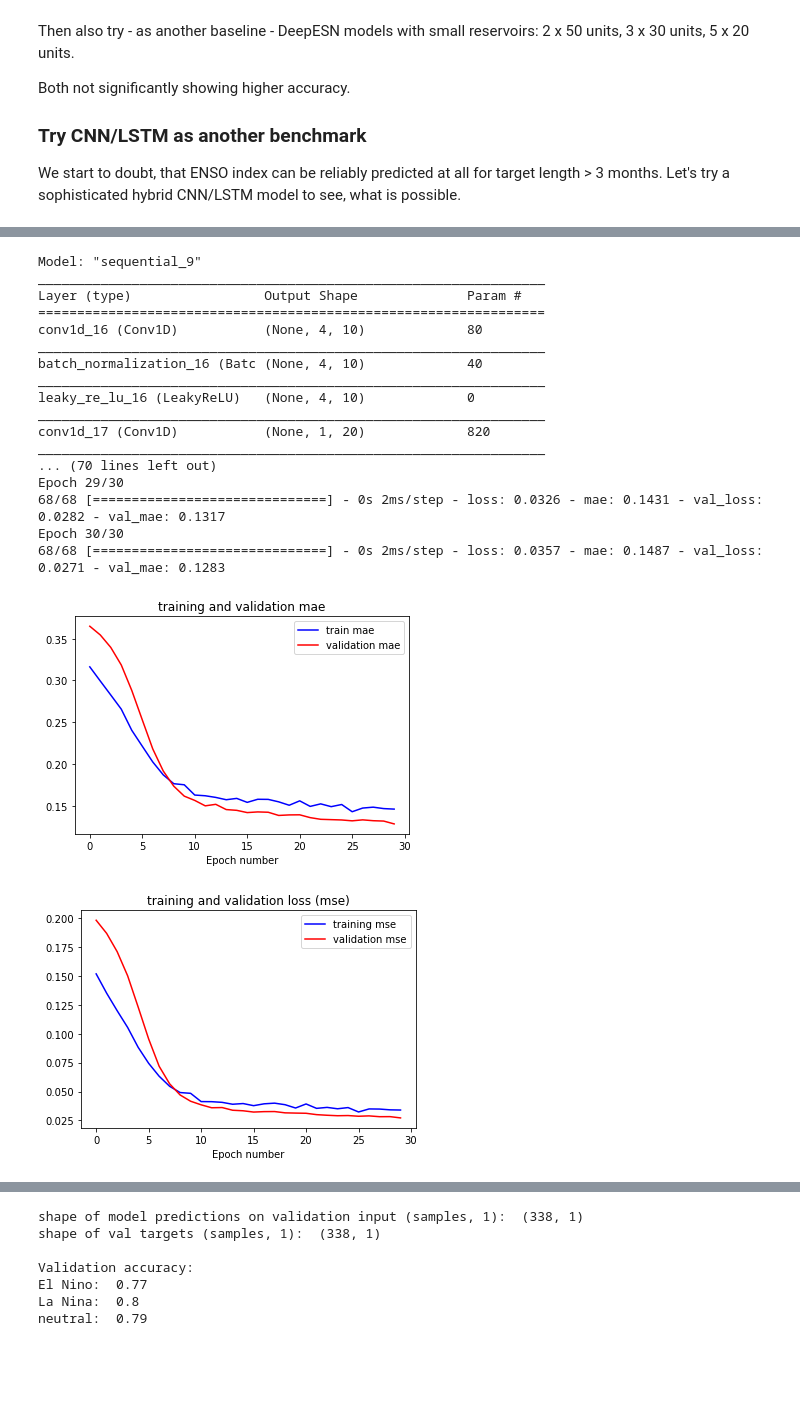
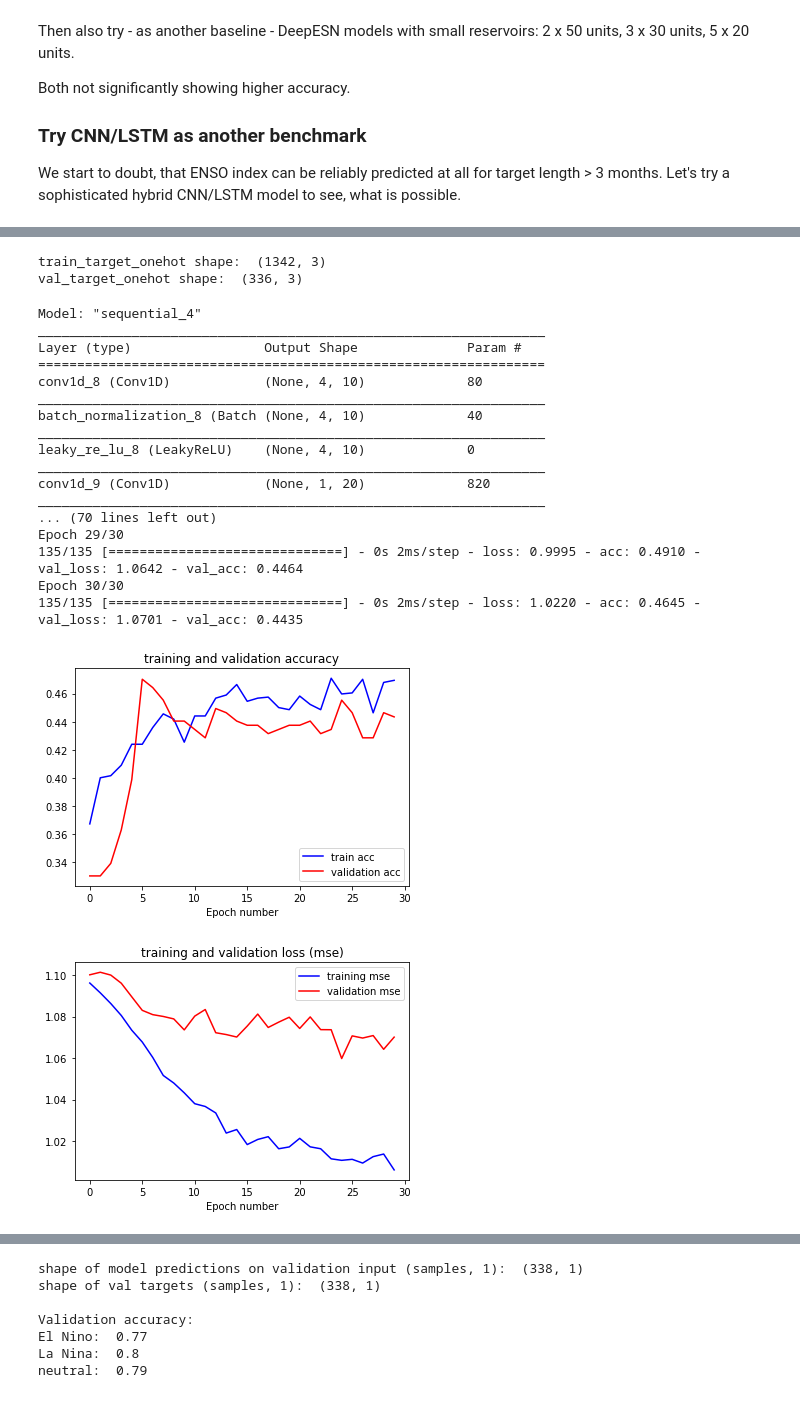
Before and after one commit to MarcoLandtHayen/EchoStateNetworks, a Jupyter notebook: notebooks/ESN_exp06_ENSO.ipynb, the cells around one changed output, grey strips where cells are left out. Cells and saved outputs as stored; diff of their text form; code cells hidden in the pictures; blank space fills up the shorter version.

```diff
--- a/notebooks/ESN_exp06_ENSO.ipynb
+++ b/notebooks/ESN_exp06_ENSO.ipynb
@@ -2498,4 +2663,8 @@ train_input, val_input, train_target, val_target, train_min, train_max = split_d
                                                                                 binary_YN=False,
                                                                                 scaled_YN=scaled_YN,
                                                                                 scale_to=scale_to,
-                                                                                verbose=verbose)
+                                                                                verbose=True)
+
+# Rescale targets:
+train_target = train_target * (train_max - train_min) + train_min
+val_target = val_target * (train_max - train_min) + train_min
@@ -2502,3 +2679,24 @@ train_input, val_input, train_target, val_target, train_min, train_max = split_d
+# %%
+## Prepare targets for classification task. Events: El Nino / La Nina / neutral
+
+# Separate events for train targets
+train_target_ElNino = (train_target>0.5)
+train_target_LaNina = (train_target<-0.5)
+train_target_neutral = ((train_target>=-0.5) & (train_target<=0.5))
+train_target_onehot = np.hstack([train_target_ElNino, train_target_neutral, train_target_LaNina])
+
+# Separate events for val targets
+val_target_ElNino = (val_target>0.5)
+val_target_LaNina = (val_target<-0.5)
+val_target_neutral = ((val_target>=-0.5) & (val_target<=0.5))
+val_target_onehot = np.hstack([val_target_ElNino, val_target_neutral, val_target_LaNina])
+
+# Check dimensions:
+print("train_target_onehot shape: ", train_target_onehot.shape)
+print("val_target_onehot shape: ", val_target_onehot.shape)
+# %% [output]
+train_target_onehot shape:  (1342, 3)
+val_target_onehot shape:  (336, 3)
 # %%
 #########################################
 # define model: hybrid CNN-LSTM         #
@@ -2515,47 +2713,47 @@ model.add(LSTM(20, bias_initializer="zeros", return_sequences=True, kernel_regul
 #model.add(Dropout(0.5))
 model.add(LSTM(10, kernel_regularizer=kernel_reg_LSTM, bias_regularizer=bias_reg_LSTM))
 #model.add(Dropout(0.5))
-model.add(Dense(units=num_outputs, name = "output", activation = 'linear', kernel_initializer=weight_init, bias_initializer = bias_init, kernel_regularizer=kernel_reg_Dense, bias_regularizer=bias_reg_Dense))
+model.add(Dense(units=num_outputs, name = "output", activation = 'softmax', kernel_initializer=weight_init, bias_initializer = bias_init, kernel_regularizer=kernel_reg_Dense, bias_regularizer=bias_reg_Dense))
 
 # compile model (with constant lr)
-model.compile(optimizer=Adam(learning_rate=0.0001),loss='mean_squared_error',metrics=['mae'])
+model.compile(optimizer=Adam(learning_rate=0.0001),loss='categorical_crossentropy',metrics=['acc'])
 model.summary()
 
 # train model
-history = model.fit(train_input, train_target, epochs=30, batch_size=batch_size, shuffle=True, verbose=1, validation_data=(val_input, val_target))
+history = model.fit(train_input, train_target_onehot, epochs=30, batch_size=batch_size, shuffle=True, verbose=1, validation_data=(val_input, val_target_onehot))
 
-# plot train and validation mae
-plt.plot(history.history['mae'], color = 'blue', label = 'train mae')
-plt.plot(history.history['val_mae'], color = 'red', label = 'validation mae')
+# plot train and validation accuracy
+plt.plot(history.history['acc'], color = 'blue', label = 'train acc')
+plt.plot(history.history['val_acc'], color = 'red', label = 'validation acc')
 plt.xlabel('Epoch number')
-plt.title('training and validation mae')
+plt.title('training and validation accuracy')
 plt.legend()
 plt.show()
 
 # plot train and val_loss
 plt.plot(history.history['loss'], color = 'blue', label = 'training mse')
 plt.plot(history.history['val_loss'], color = 'red', label = 'validation mse')
 plt.xlabel('Epoch number')
 plt.title('training and validation loss (mse)')
 plt.legend()
 plt.show()
 # %% [output]
-Model: "sequential_9"
+Model: "sequential_4"
 _________________________________________________________________
 Layer (type)                 Output Shape              Param #
 =================================================================
-conv1d_16 (Conv1D)           (None, 4, 10)             80
+conv1d_8 (Conv1D)            (None, 4, 10)             80
 _________________________________________________________________
-batch_normalization_16 (Batc (None, 4, 10)             40
+batch_normalization_8 (Batch (None, 4, 10)             40
 _________________________________________________________________
-leaky_re_lu_16 (LeakyReLU)   (None, 4, 10)             0
+leaky_re_lu_8 (LeakyReLU)    (None, 4, 10)             0
 _________________________________________________________________
-conv1d_17 (Conv1D)           (None, 1, 20)             820
+conv1d_9 (Conv1D)            (None, 1, 20)             820
 _________________________________________________________________
 ... (70 lines left out)
 Epoch 29/30
-68/68 [==============================] - 0s 2ms/step - loss: 0.0326 - mae: 0.1431 - val_loss: 0.0282 - val_mae: 0.1317
+135/135 [==============================] - 0s 2ms/step - loss: 0.9995 - acc: 0.4910 - val_loss: 1.0642 - val_acc: 0.4464
 Epoch 30/30
-68/68 [==============================] - 0s 2ms/step - loss: 0.0357 - mae: 0.1487 - val_loss: 0.0271 - val_mae: 0.1283
+135/135 [==============================] - 0s 2ms/step - loss: 1.0220 - acc: 0.4645 - val_loss: 1.0701 - val_acc: 0.4435
-[figure, old version]
+[figure, new version]
-[figure, old version]
+[figure, new version]
```
Also changed, not shown: parts of 14 cells of this notebook, 4 other files.
